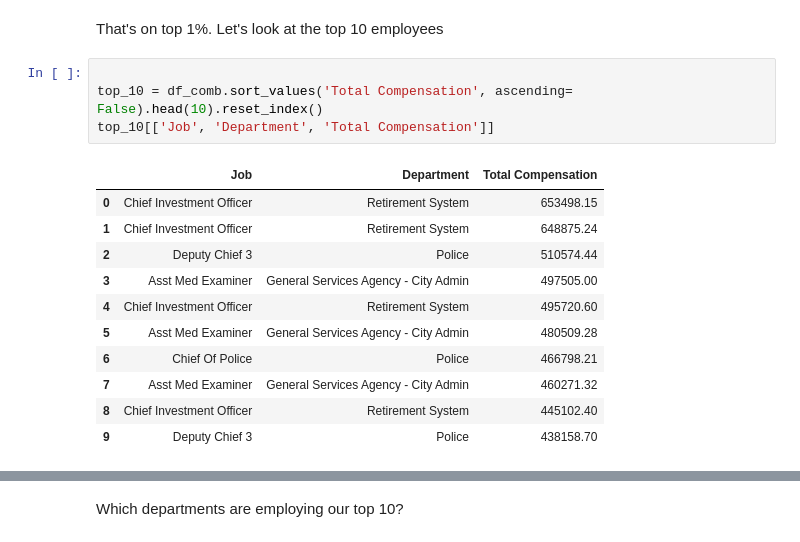
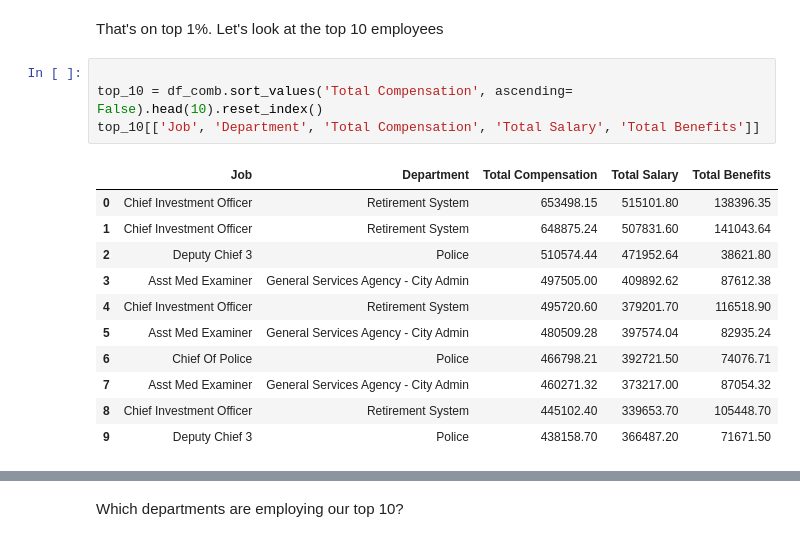
Before and after one commit to mariavaghani/Employee-Compensation-in-SF, a Jupyter notebook: Salary_Employees_SF_linear_model.ipynb, the cells around one changed output, grey strips where cells are left out. Drawn from its saved outputs; the diff is of its cells as text.

```diff
--- a/Salary_Employees_SF_linear_model.ipynb
+++ b/Salary_Employees_SF_linear_model.ipynb
@@ -214,16 +225,16 @@ That's on top 1%. Let's look at the top 10 employees
 # %%
 
 top_10 = df_comb.sort_values('Total Compensation', ascending= False).head(10).reset_index()
-top_10[['Job', 'Department', 'Total Compensation']]
+top_10[['Job', 'Department', 'Total Compensation', 'Total Salary', 'Total Benefits']]
 # %% [output]
-|  | Job | Department | Total Compensation |
-| 0 | Chief Investment Officer | Retirement System | 653498.15 |
-| 1 | Chief Investment Officer | Retirement System | 648875.24 |
-| 2 | Deputy Chief 3 | Police | 510574.44 |
-| 3 | Asst Med Examiner | General Services Agency - City Admin | 497505.00 |
-| 4 | Chief Investment Officer | Retirement System | 495720.60 |
-| 5 | Asst Med Examiner | General Services Agency - City Admin | 480509.28 |
-| 6 | Chief Of Police | Police | 466798.21 |
-| 7 | Asst Med Examiner | General Services Agency - City Admin | 460271.32 |
-| 8 | Chief Investment Officer | Retirement System | 445102.40 |
-| 9 | Deputy Chief 3 | Police | 438158.70 |
+|  | Job | Department | Total Compensation | Total Salary | Total Benefits |
+| 0 | Chief Investment Officer | Retirement System | 653498.15 | 515101.80 | 138396.35 |
+| 1 | Chief Investment Officer | Retirement System | 648875.24 | 507831.60 | 141043.64 |
+| 2 | Deputy Chief 3 | Police | 510574.44 | 471952.64 | 38621.80 |
+| 3 | Asst Med Examiner | General Services Agency - City Admin | 497505.00 | 409892.62 | 87612.38 |
+| 4 | Chief Investment Officer | Retirement System | 495720.60 | 379201.70 | 116518.90 |
+| 5 | Asst Med Examiner | General Services Agency - City Admin | 480509.28 | 397574.04 | 82935.24 |
+| 6 | Chief Of Police | Police | 466798.21 | 392721.50 | 74076.71 |
+| 7 | Asst Med Examiner | General Services Agency - City Admin | 460271.32 | 373217.00 | 87054.32 |
+| 8 | Chief Investment Officer | Retirement System | 445102.40 | 339653.70 | 105448.70 |
+| 9 | Deputy Chief 3 | Police | 438158.70 | 366487.20 | 71671.50 |
```
Also changed, not shown: parts of 32 cells of this notebook.
